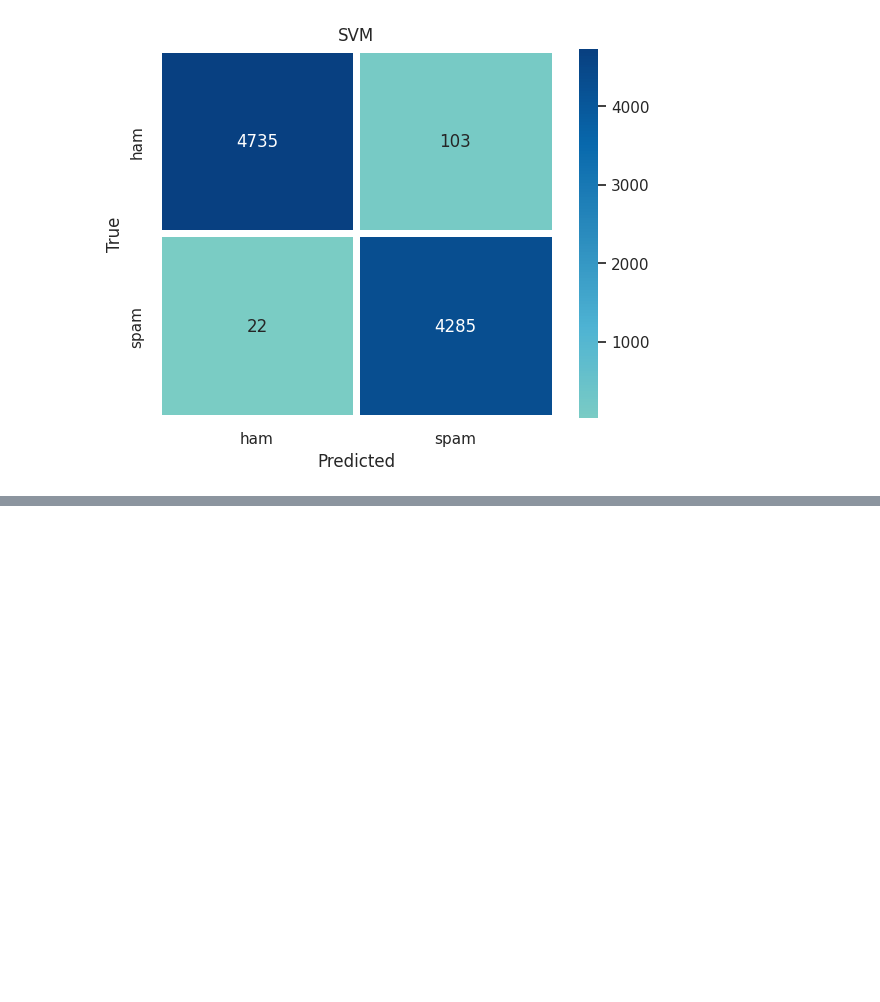
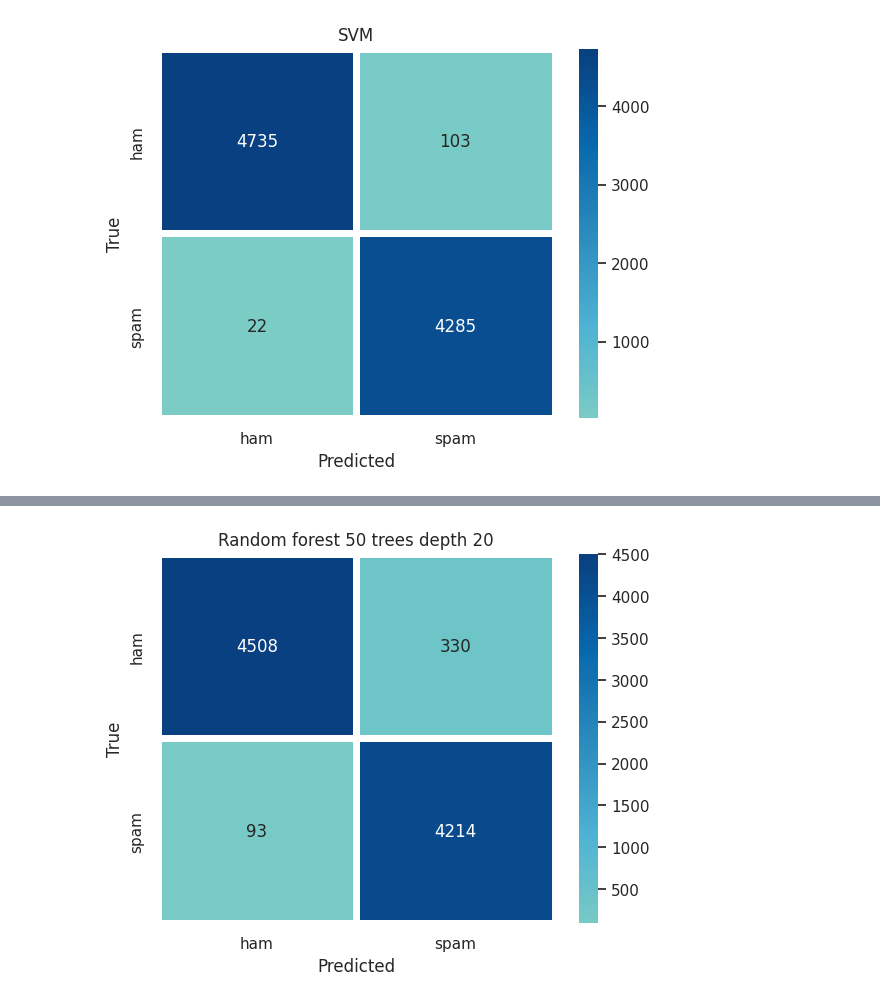
Before and after one commit to sawesky/Spam-Classification, a Jupyter notebook: EmailSpam.ipynb, the cells around one changed output, grey strips where cells are left out. Drawn from its saved outputs; the diff is of its cells as text; code cells hidden in the pictures; blank space fills up the shorter version.

```diff
--- a/EmailSpam.ipynb
+++ b/EmailSpam.ipynb
@@ -414,0 +417,9 @@ plt.show()
+# %%
+import warnings
+
+warnings.filterwarnings("ignore", category=DeprecationWarning)
+rf_clf = RandomForestClassifier(n_estimators=50, max_depth=20, n_jobs=-1)
+rf_clf.fit(vectors_train, y_train)
+y_pred_rf = rf_clf.predict(vectors_test)
+print(classification_report(y_test,y_pred_rf))
+print("Accuracy score: {}".format(round(accuracy_score(y_test,y_pred_rf),5)))
@@ -414,0 +437,15 @@ plt.show()
+# %%
+conf_mat = confusion_matrix(y_test, y_pred_rf)
+
+ax=plt.subplot()
+
+sns.heatmap(conf_mat, annot=True, fmt='g', ax=ax, linewidths=5, cmap="GnBu", center=0)
+
+ax.set_xlabel('Predicted');ax.set_ylabel('True')
+
+ax.set_title('Random forest 50 trees depth 20')
+ax.xaxis.set_ticklabels(['ham','spam'])
+ax.yaxis.set_ticklabels(['ham','spam'])
+plt.show()
+# %% [output]
+[figure, added]
```
Also changed, not shown: parts of 2 cells of this notebook.
